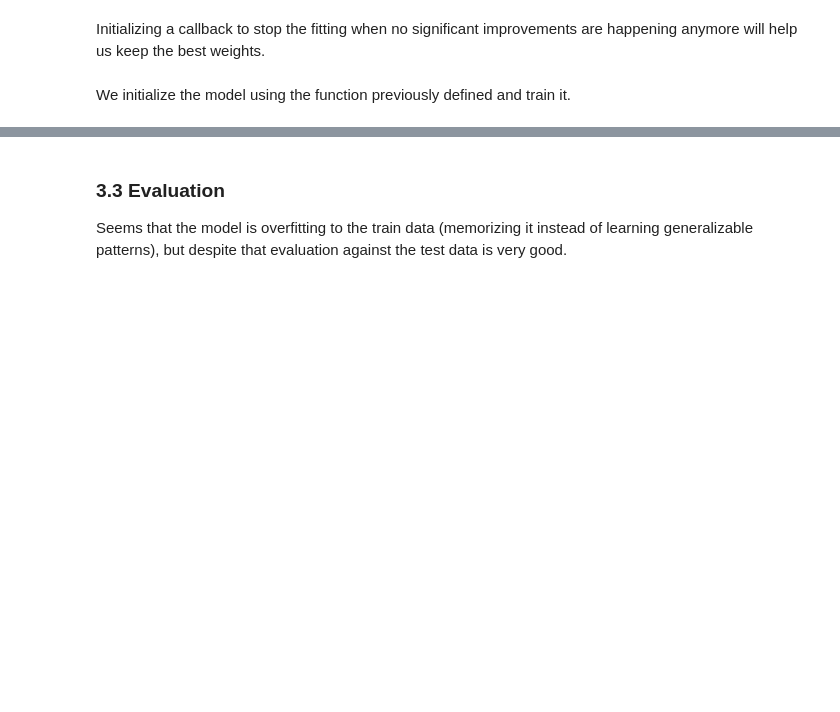
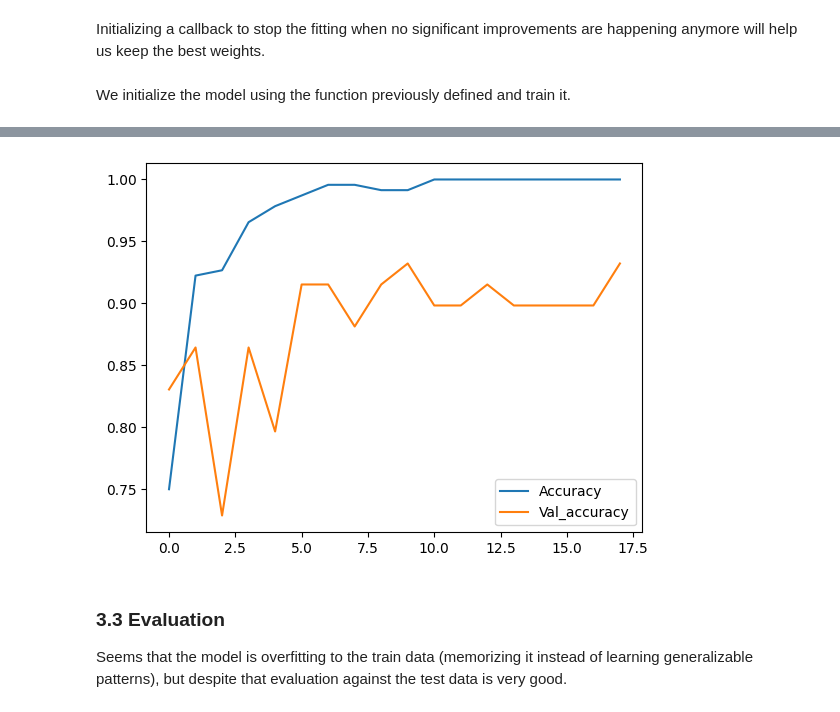
Before and after one commit to njisly/churrasymerinas, a Jupyter notebook: results_notebook/results.ipynb, the cells around one changed output, grey strips where cells are left out. Saved outputs shown, nothing was run; the diff lists cells and outputs as text; code cells hidden in the pictures; blank space fills up the shorter version.

```diff
--- a/results_notebook/results.ipynb
+++ b/results_notebook/results.ipynb
@@ -212,3 +212,11 @@ Epoch 20/100
+# %%
+history_df = pd.DataFrame(history.history)
+plt.plot(history_df['acc'], label = 'Accuracy')
+plt.plot(history_df['val_acc'], label = 'Val_accuracy')
+
+plt.legend();
+# %% [output]
+[figure, added]
 # %% [markdown]
 ### 3.3 Evaluation
 
```
Also changed, not shown: parts of 10 cells of this notebook, 2 other files.
